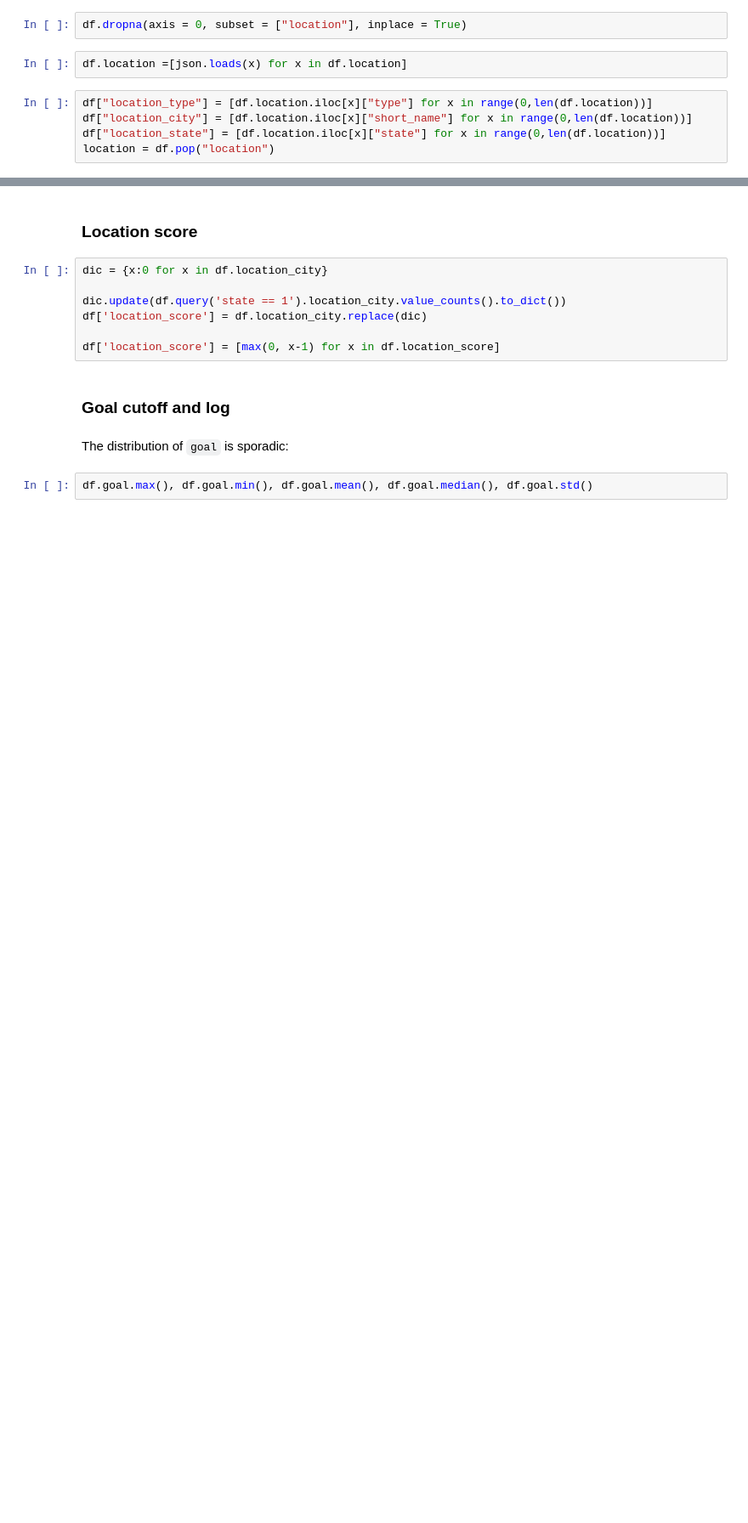
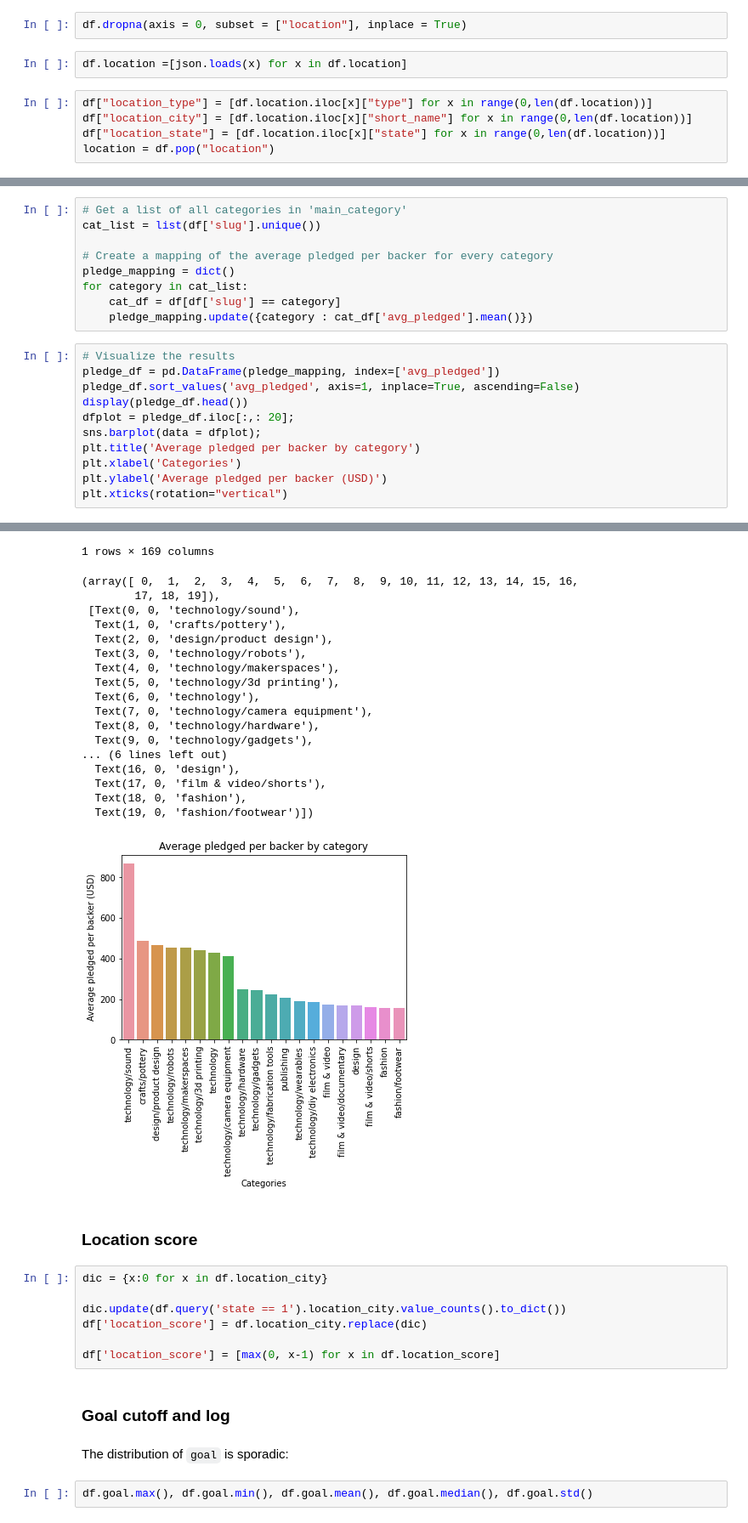
Before and after one commit to bur-oez/Kickstarter-ML-Project, a Jupyter notebook: kickstarter_ml.ipynb, the cells around one changed output, grey strips where cells are left out. Shown at 85% size. Saved outputs shown, nothing was run; the diff lists cells and outputs as text; blank space fills up the shorter version.

```diff
--- a/kickstarter_ml.ipynb
+++ b/kickstarter_ml.ipynb
@@ -309,0 +383,21 @@ df.shape
+# %%
+# Get a list of all categories in 'main_category'
+cat_list = list(df['slug'].unique())
+
+# Create a mapping of the average pledged per backer for every category
+pledge_mapping = dict()
+for category in cat_list:
+    cat_df = df[df['slug'] == category]
+    pledge_mapping.update({category : cat_df['avg_pledged'].mean()})
+# %%
+# Visualize the results
+pledge_df = pd.DataFrame(pledge_mapping, index=['avg_pledged'])
+pledge_df.sort_values('avg_pledged', axis=1, inplace=True, ascending=False)
+display(pledge_df.head())
+dfplot = pledge_df.iloc[:,: 20];
+sns.barplot(data = dfplot);
+plt.title('Average pledged per backer by category')
+plt.xlabel('Categories')
+plt.ylabel('Average pledged per backer (USD)')
+plt.xticks(rotation="vertical")
+# %% [output]
@@ -310,3 +406,22 @@ df.shape
+1 rows × 169 columns
+(array([ 0,  1,  2,  3,  4,  5,  6,  7,  8,  9, 10, 11, 12, 13, 14, 15, 16,
+        17, 18, 19]),
+ [Text(0, 0, 'technology/sound'),
+  Text(1, 0, 'crafts/pottery'),
+  Text(2, 0, 'design/product design'),
+  Text(3, 0, 'technology/robots'),
+  Text(4, 0, 'technology/makerspaces'),
+  Text(5, 0, 'technology/3d printing'),
+  Text(6, 0, 'technology'),
+  Text(7, 0, 'technology/camera equipment'),
+  Text(8, 0, 'technology/hardware'),
+  Text(9, 0, 'technology/gadgets'),
+... (6 lines left out)
+  Text(16, 0, 'design'),
+  Text(17, 0, 'film & video/shorts'),
+  Text(18, 0, 'fashion'),
+  Text(19, 0, 'fashion/footwear')])
+[figure, added]
 # %% [markdown]
 ### Location score
 # %%
```
Also changed, not shown: parts of 72 cells of this notebook.
